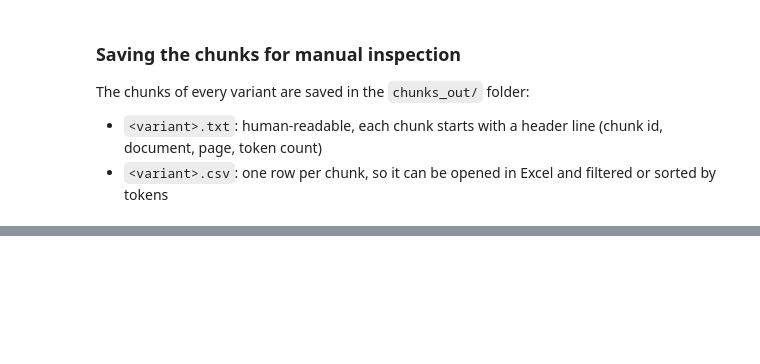
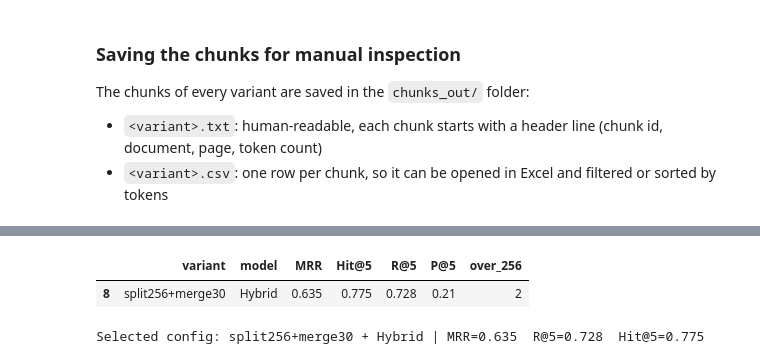
Before and after one commit to tashfeenejaz/Paragragh_Chunking, a Jupyter notebook: Paragraph_Chunking.ipynb, the cells around one changed output, grey strips where cells are left out. Cells and saved outputs as stored; diff of their text form; code cells hidden in the pictures; blank space fills up the shorter version.

```diff
--- a/Paragraph_Chunking.ipynb
+++ b/Paragraph_Chunking.ipynb
@@ -761,0 +806,21 @@ Questions with 0 relevant chunks: []
+# %%
+# chunks longer than MiniLM's 256-token limit, per variant
+over256 = {v: sum(n_tokens(c["text"]) > 256 for c in ch) for v, ch in all_chunks.items()}
+summary["over_256"] = summary["variant"].map(over256)
+
+NOISE = 0.01        # MRR differences below this are treated as ties (40 questions)
+MAX_OVER = 10       # allow a handful of chunks above the 256-token limit
+
+top_mrr = summary["MRR"].max()
+cand = summary[(summary["MRR"] >= top_mrr - NOISE) & (summary["over_256"] <= MAX_OVER)]
+cand = cand.sort_values(["MRR", "R@5"], ascending=False)
+display(cand[["variant", "model", "MRR", "Hit@5", "R@5", "P@5", "over_256"]])
+
+best = cand.iloc[0]
+best_key = (best["variant"], best["model"])
+best_ret = retrievers[best_key]
+print(f"Selected config: {best_key[0]} + {best_key[1]} | MRR={best['MRR']}  R@5={best['R@5']}  Hit@5={best['Hit@5']}")
+# %% [output]
+|  | variant | model | MRR | Hit@5 | R@5 | P@5 | over_256 |
+| 8 | split256+merge30 | Hybrid | 0.635 | 0.775 | 0.728 | 0.21 | 2 |
+Selected config: split256+merge30 + Hybrid | MRR=0.635  R@5=0.728  Hit@5=0.775
```
Also changed, not shown: parts of 29 cells of this notebook, 3 other files.
